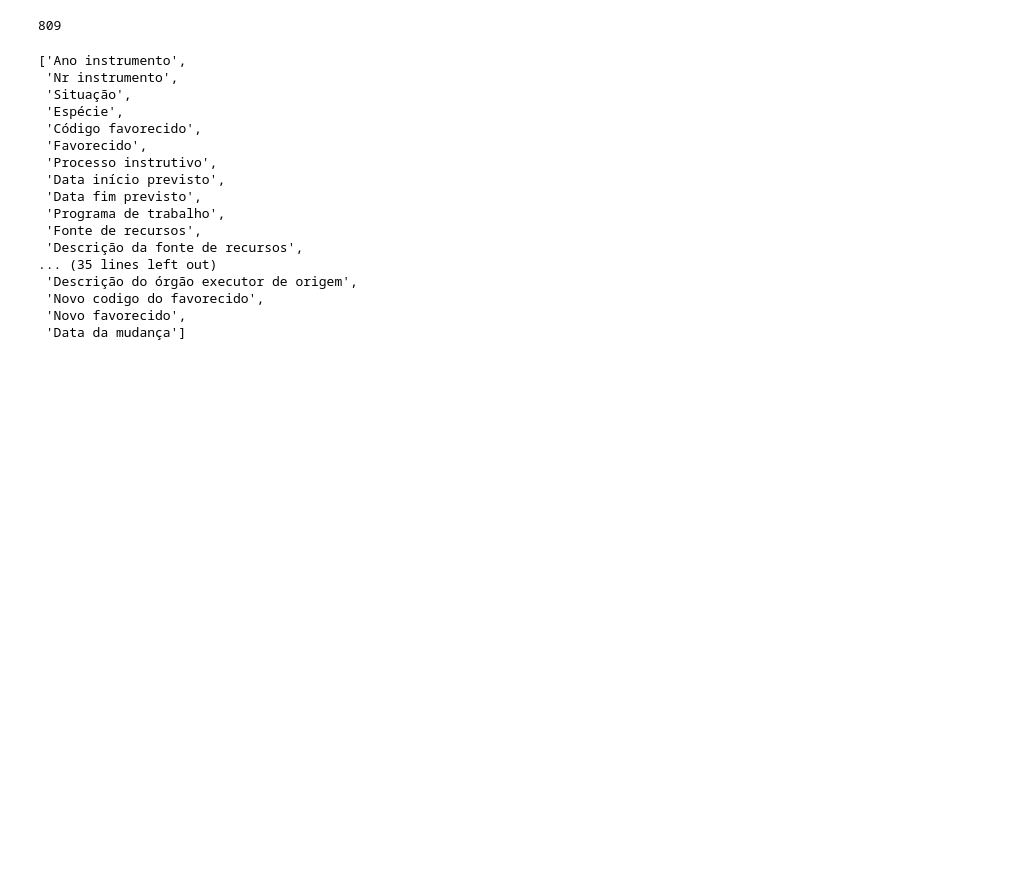
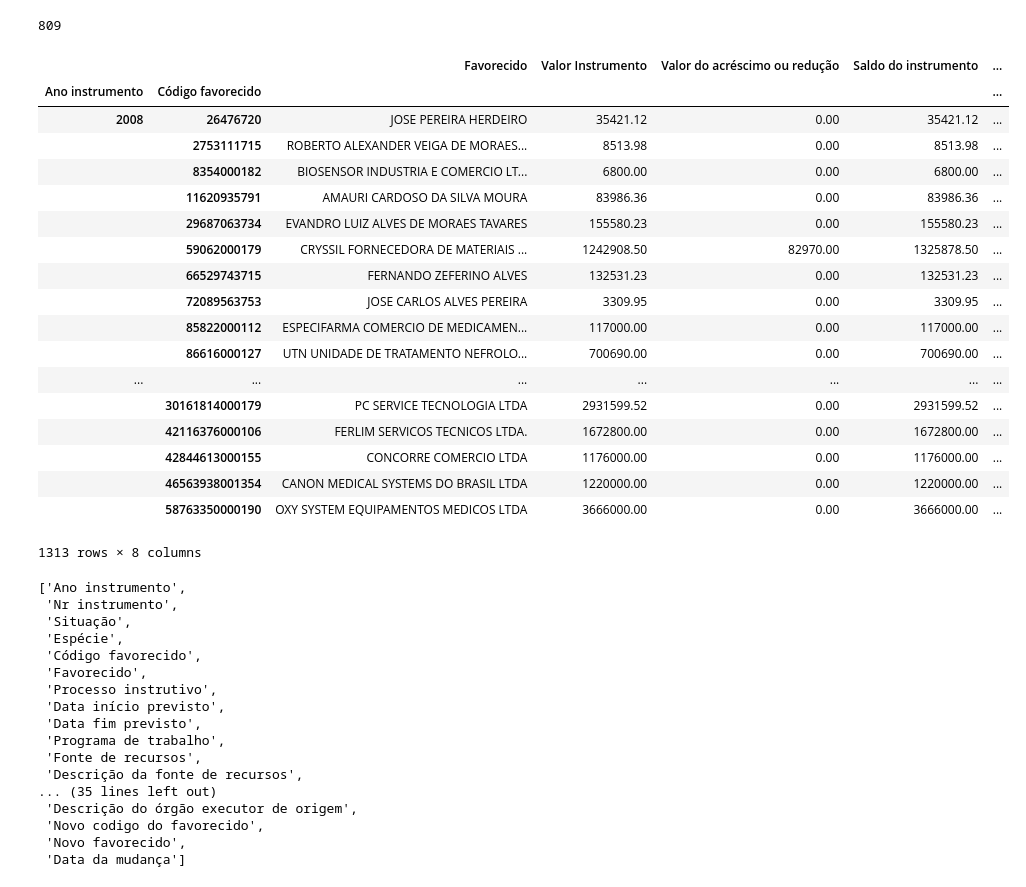
Before and after one commit to jpedrojpedro/icd-20191, a Jupyter notebook: app/carga-arquivos.ipynb, the cells around one changed output. Drawn from its saved outputs; the diff is of its cells as text; code cells hidden in the pictures; blank space fills up the shorter version.

```diff
--- a/app/carga-arquivos.ipynb
+++ b/app/carga-arquivos.ipynb
@@ -31,10 +29,10 @@ arquivos
  'input/Contratos/Open_Data_Contratos_2018.xlsx',
  'input/Contratos/Open_Data_Contratos_2019.xlsx']
 # %%
-df_final = pd.DataFrame()
+dff = pd.DataFrame()
 for arquivo in arquivos:
     df = pd.read_excel(arquivo, sheet_name='Plan1')
     # SECRETARIA MUNICIPAL DE SAÚDE = 1800 e FUNDO DE ASSISTÊNCIA À SAÚDE = 1333
     df = df[(df['Órgão executor'] == 1800) | (df['Órgão executor'] == 1333)]
-    df_final = df_final.append(df)
+    dff = dff.append(df)
 # %%
@@ -46,2 +44,36 @@ len(df_final['Código favorecido'].unique())
 # %% [output]
 809
+# %%
+aggregations = {
+    'Favorecido': 'first',
+    'Valor Instrumento': 'sum',
+    'Valor do acréscimo ou redução': 'sum',
+    'Saldo do instrumento': 'sum',
+    'Saldo executado': 'sum',
+    'Valor empenhado': 'sum',
+    'Valor liquidado': 'sum',
+    'Valor pago': 'sum'
+}
+dff1 = dff.groupby(['Ano instrumento', 'Código favorecido']).agg(aggregations)
+# %%
+dff1
+# %% [output]
+|  |  | Favorecido | Valor Instrumento | Valor do acréscimo ou redução | Saldo do instrumento | ... |
+| Ano instrumento | Código favorecido |  |  |  |  | ... |
+| 2008 | 26476720 | JOSE PEREIRA HERDEIRO | 35421.12 | 0.00 | 35421.12 | ... |
+|  | 2753111715 | ROBERTO ALEXANDER VEIGA DE MORAES... | 8513.98 | 0.00 | 8513.98 | ... |
+|  | 8354000182 | BIOSENSOR INDUSTRIA E COMERCIO LT... | 6800.00 | 0.00 | 6800.00 | ... |
+|  | 11620935791 | AMAURI CARDOSO DA SILVA MOURA | 83986.36 | 0.00 | 83986.36 | ... |
+|  | 29687063734 | EVANDRO LUIZ ALVES DE MORAES TAVARES | 155580.23 | 0.00 | 155580.23 | ... |
+|  | 59062000179 | CRYSSIL FORNECEDORA DE MATERIAIS ... | 1242908.50 | 82970.00 | 1325878.50 | ... |
+|  | 66529743715 | FERNANDO ZEFERINO ALVES | 132531.23 | 0.00 | 132531.23 | ... |
+|  | 72089563753 | JOSE CARLOS ALVES PEREIRA | 3309.95 | 0.00 | 3309.95 | ... |
+|  | 85822000112 | ESPECIFARMA COMERCIO DE MEDICAMEN... | 117000.00 | 0.00 | 117000.00 | ... |
+|  | 86616000127 | UTN UNIDADE DE TRATAMENTO NEFROLO... | 700690.00 | 0.00 | 700690.00 | ... |
+| ... | ... | ... | ... | ... | ... | ... |
+|  | 30161814000179 | PC SERVICE TECNOLOGIA LTDA | 2931599.52 | 0.00 | 2931599.52 | ... |
+|  | 42116376000106 | FERLIM SERVICOS TECNICOS LTDA. | 1672800.00 | 0.00 | 1672800.00 | ... |
+|  | 42844613000155 | CONCORRE COMERCIO LTDA | 1176000.00 | 0.00 | 1176000.00 | ... |
+|  | 46563938001354 | CANON MEDICAL SYSTEMS DO BRASIL LTDA | 1220000.00 | 0.00 | 1220000.00 | ... |
+|  | 58763350000190 | OXY SYSTEM EQUIPAMENTOS MEDICOS LTDA | 3666000.00 | 0.00 | 3666000.00 | ... |
+1313 rows × 8 columns
```
Also changed, not shown: parts of 11 cells of this notebook, 1 other file.
